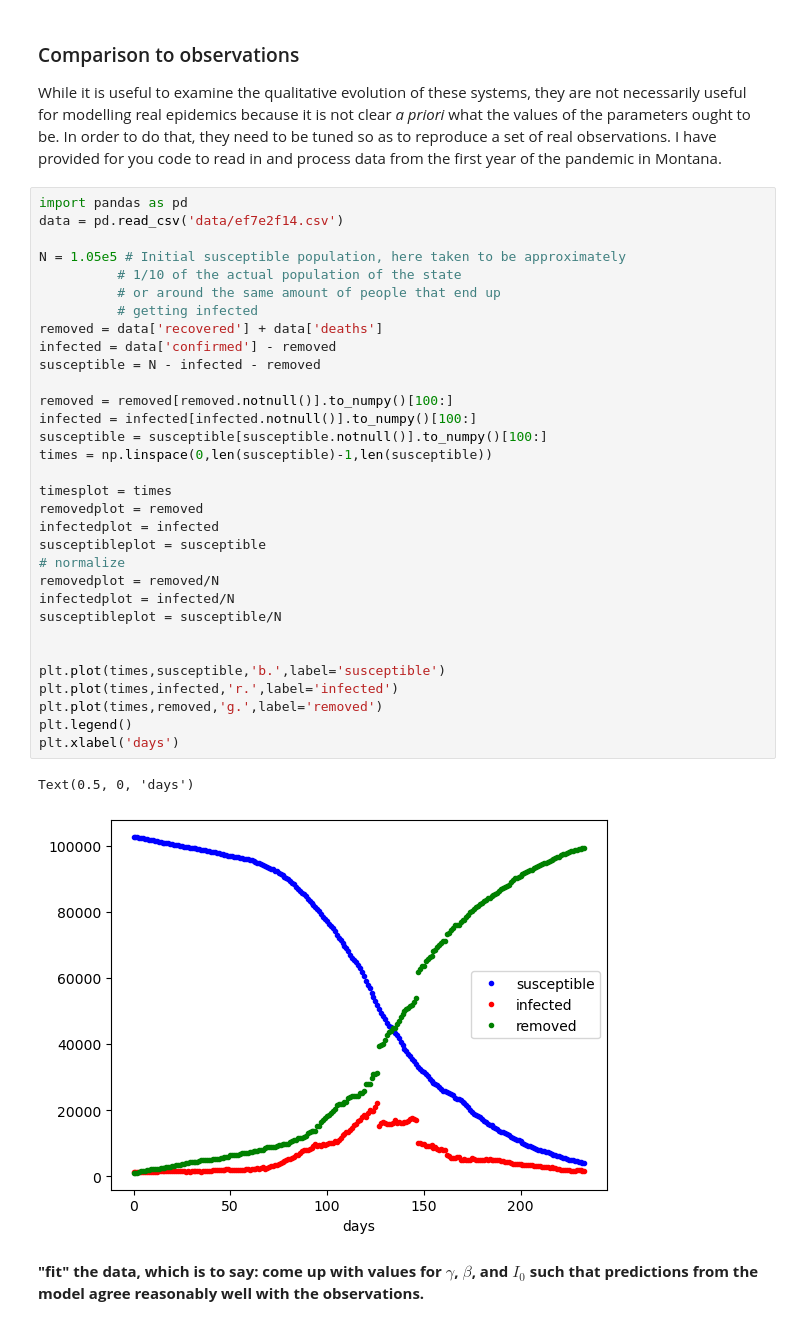
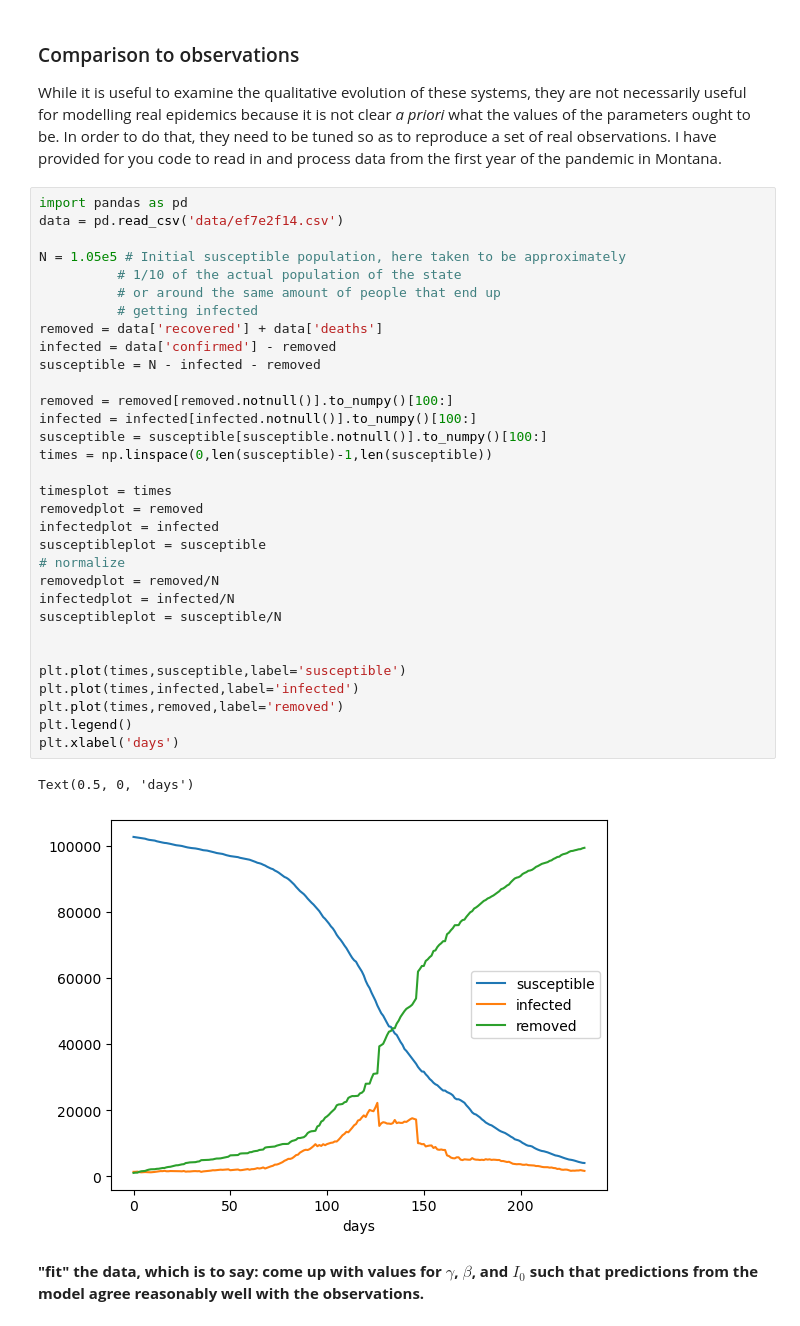
Before and after one commit to cake-dev/Simulation_class, a Jupyter notebook: Project5-Population/Project5b-SIR_MODELS.ipynb, the cells around one changed output. Cells and saved outputs as stored; diff of their text form.

```diff
--- a/Project5-Population/Project5b-SIR_MODELS.ipynb
+++ b/Project5-Population/Project5b-SIR_MODELS.ipynb
@@ -60,37 +60,37 @@ While it is useful to examine the qualitative evolution of these systems, they a
 import pandas as pd
 data = pd.read_csv('data/ef7e2f14.csv')
 
 N = 1.05e5 # Initial susceptible population, here taken to be approximately
           # 1/10 of the actual population of the state
           # or around the same amount of people that end up
           # getting infected
 removed = data['recovered'] + data['deaths']
 infected = data['confirmed'] - removed
 susceptible = N - infected - removed
 
 removed = removed[removed.notnull()].to_numpy()[100:]
 infected = infected[infected.notnull()].to_numpy()[100:]
 susceptible = susceptible[susceptible.notnull()].to_numpy()[100:]
 times = np.linspace(0,len(susceptible)-1,len(susceptible))
 
 timesplot = times
 removedplot = removed
 infectedplot = infected
 susceptibleplot = susceptible
 # normalize
 removedplot = removed/N
 infectedplot = infected/N
 susceptibleplot = susceptible/N
 
 
-plt.plot(times,susceptible,'b.',label='susceptible')
-plt.plot(times,infected,'r.',label='infected')
-plt.plot(times,removed,'g.',label='removed')
+plt.plot(times,susceptible,label='susceptible')
+plt.plot(times,infected,label='infected')
+plt.plot(times,removed,label='removed')
 plt.legend()
 plt.xlabel('days')
 # %% [output]
 Text(0.5, 0, 'days')
-[figure, old version]
+[figure, new version]
 # %% [markdown]
 **"fit" the data, which is to say: come up with values for $\gamma$, $\beta$, and $I_0$ such that predictions from the model agree reasonably well with the observations.**
 # %%
```
Also changed, not shown: parts of 17 cells of this notebook.
